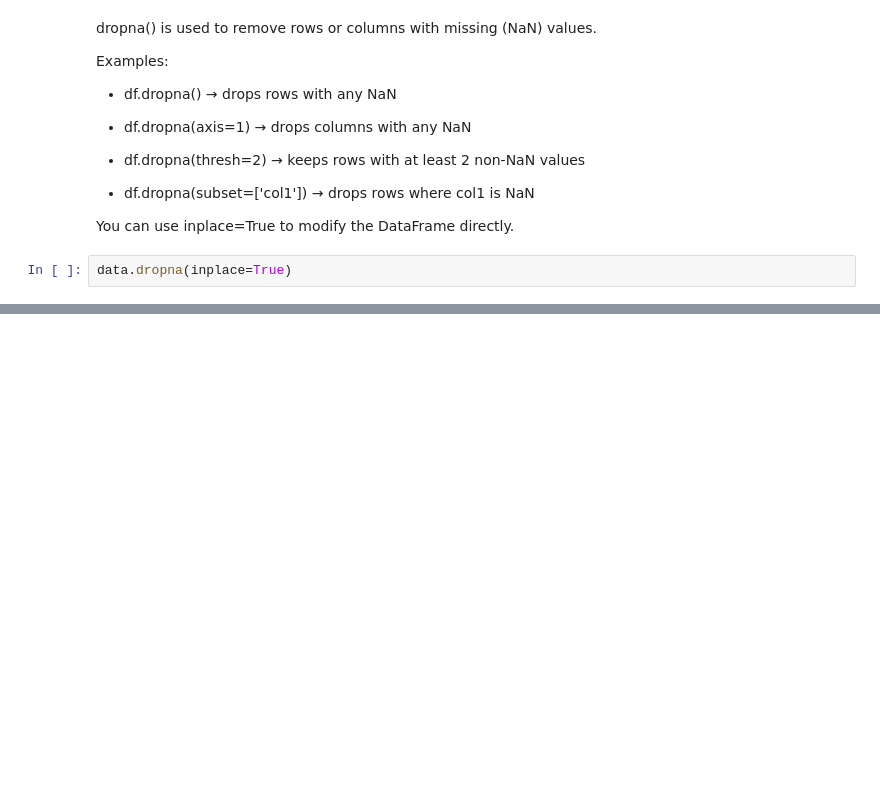
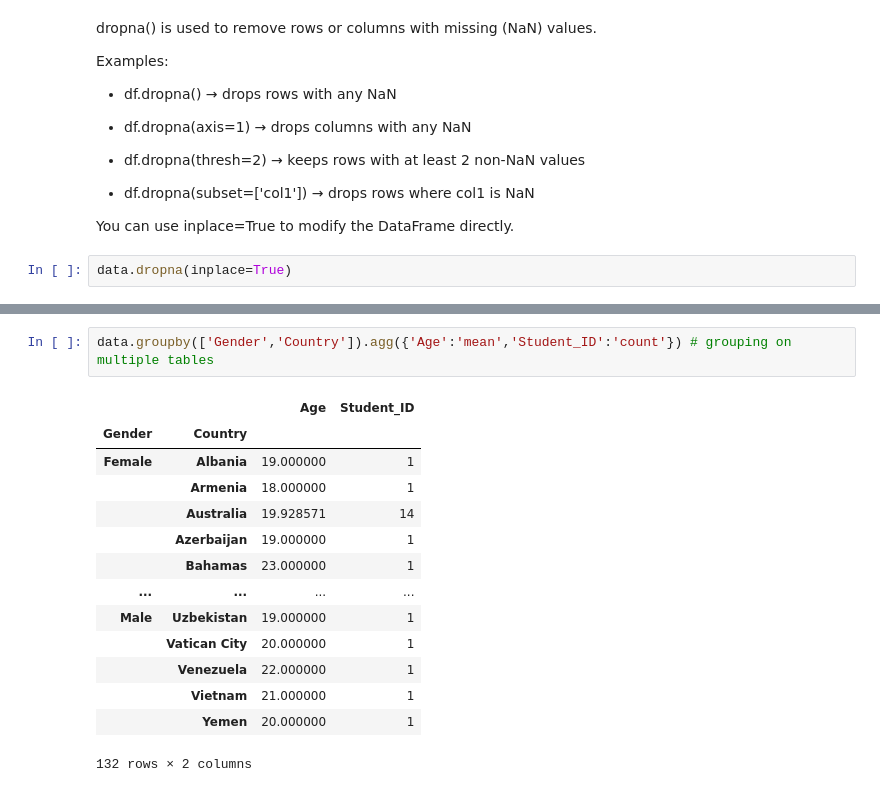
Before and after one commit to jatinmeenaa/pandas_learning, a Jupyter notebook: Pandas.ipynb, the cells around one changed output, grey strips where cells are left out. Saved outputs shown, nothing was run; the diff lists cells and outputs as text; blank space fills up the shorter version.

```diff
--- a/Pandas.ipynb
+++ b/Pandas.ipynb
@@ -386,0 +423,17 @@ data
+# %%
+data.groupby(['Gender','Country']).agg({'Age':'mean','Student_ID':'count'}) # grouping on multiple tables
+# %% [output]
+|  |  | Age | Student_ID |
+| Gender | Country |  |  |
+| Female | Albania | 19.000000 | 1 |
+|  | Armenia | 18.000000 | 1 |
+|  | Australia | 19.928571 | 14 |
+|  | Azerbaijan | 19.000000 | 1 |
+|  | Bahamas | 23.000000 | 1 |
+| ... | ... | ... | ... |
+| Male | Uzbekistan | 19.000000 | 1 |
+|  | Vatican City | 20.000000 | 1 |
+|  | Venezuela | 22.000000 | 1 |
+|  | Vietnam | 21.000000 | 1 |
+|  | Yemen | 20.000000 | 1 |
+132 rows × 2 columns
```
Also changed, not shown: parts of 16 cells of this notebook.
